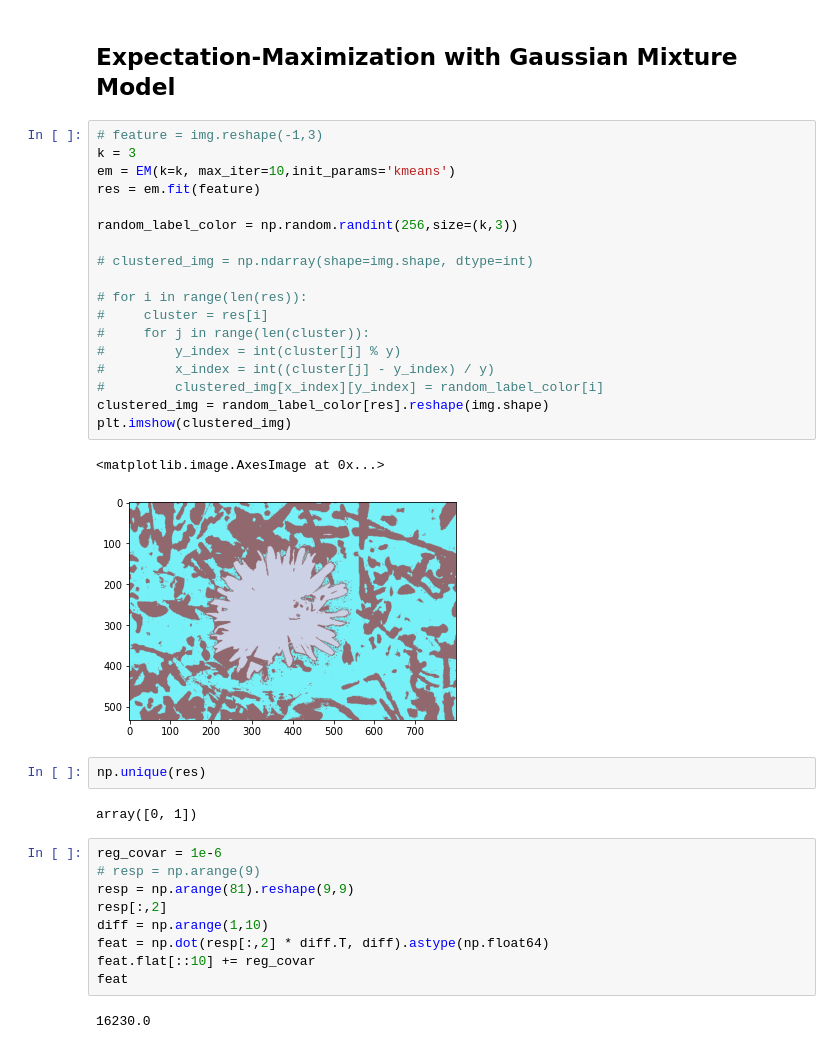
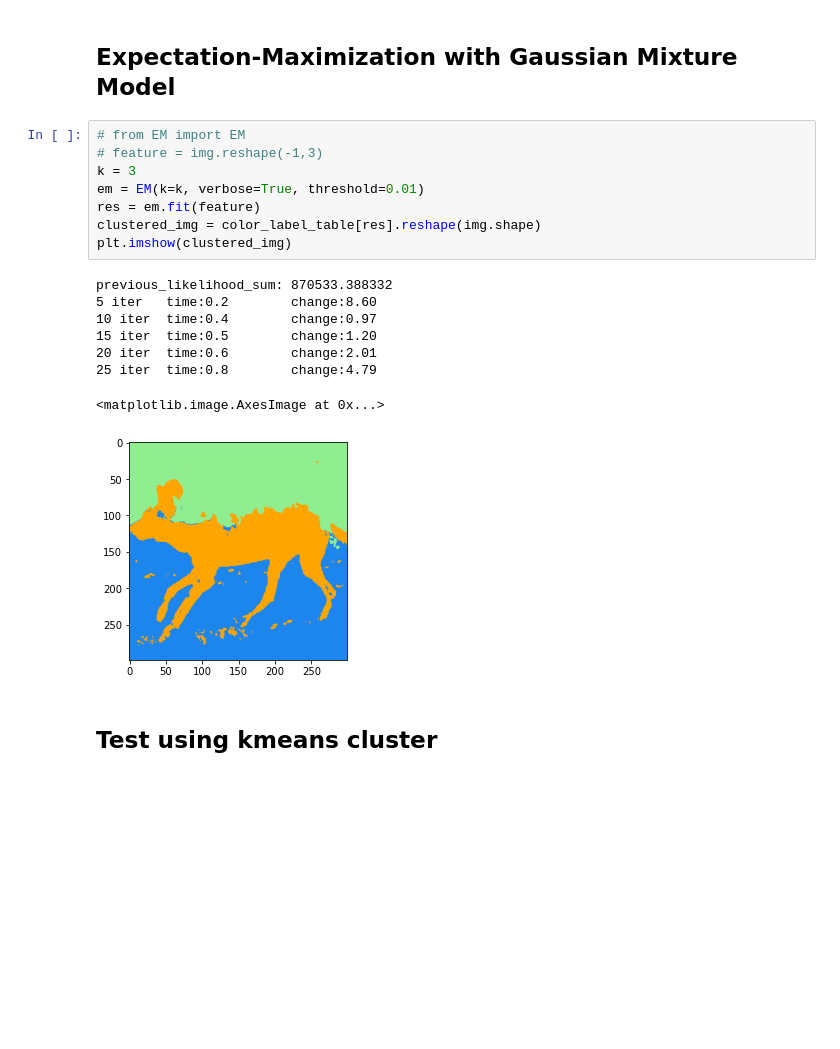
Before and after one commit to Xxxxhx/EM-image-seg, a Jupyter notebook: EM_Segmentation.ipynb, the cells around one changed output. Cells and saved outputs as stored; diff of their text form; blank space fills up the shorter version.

```diff
--- a/EM_Segmentation.ipynb
+++ b/EM_Segmentation.ipynb
@@ -44,38 +51,21 @@ feature = norm_and_extract_features(img,rgb_weight=0.9)
 ## Expectation-Maximization with Gaussian Mixture Model
-# %%
-# feature = img.reshape(-1,3)
-k = 3
-em = EM(k=k, max_iter=10,init_params='kmeans')
-res = em.fit(feature)
-
-random_label_color = np.random.randint(256,size=(k,3))
-
-# clustered_img = np.ndarray(shape=img.shape, dtype=int)
-
-# for i in range(len(res)):
-#     cluster = res[i]
-#     for j in range(len(cluster)):
-#         y_index = int(cluster[j] % y)
-#         x_index = int((cluster[j] - y_index) / y)
-#         clustered_img[x_index][y_index] = random_label_color[i]
-clustered_img = random_label_color[res].reshape(img.shape)
-plt.imshow(clustered_img)
-# %% [output]
-<matplotlib.image.AxesImage at 0x...>
-[figure, removed]
-# %%
-np.unique(res)
-# %% [output]
-array([0, 1])
-# %%
-reg_covar = 1e-6
-# resp = np.arange(9)
-resp = np.arange(81).reshape(9,9)
-resp[:,2]
-diff = np.arange(1,10)
-feat = np.dot(resp[:,2] * diff.T, diff).astype(np.float64)
-feat.flat[::10] += reg_covar
-feat
-# %% [output]
-16230.0
+# %%
+# from EM import EM
+# feature = img.reshape(-1,3)
+k = 3
+em = EM(k=k, verbose=True, threshold=0.01)
+res = em.fit(feature)
+clustered_img = color_label_table[res].reshape(img.shape)
+plt.imshow(clustered_img)
+# %% [output]
+previous_likelihood_sum: 870533.388332
+5 iter   time:0.2        change:8.60
+10 iter  time:0.4        change:0.97
+15 iter  time:0.5        change:1.20
+20 iter  time:0.6        change:2.01
+25 iter  time:0.8        change:4.79
+<matplotlib.image.AxesImage at 0x...>
+[figure, added]
+# %% [markdown]
+## Test using kmeans cluster
 # %%
```
Also changed, not shown: parts of 14 cells of this notebook, 1 other file.
